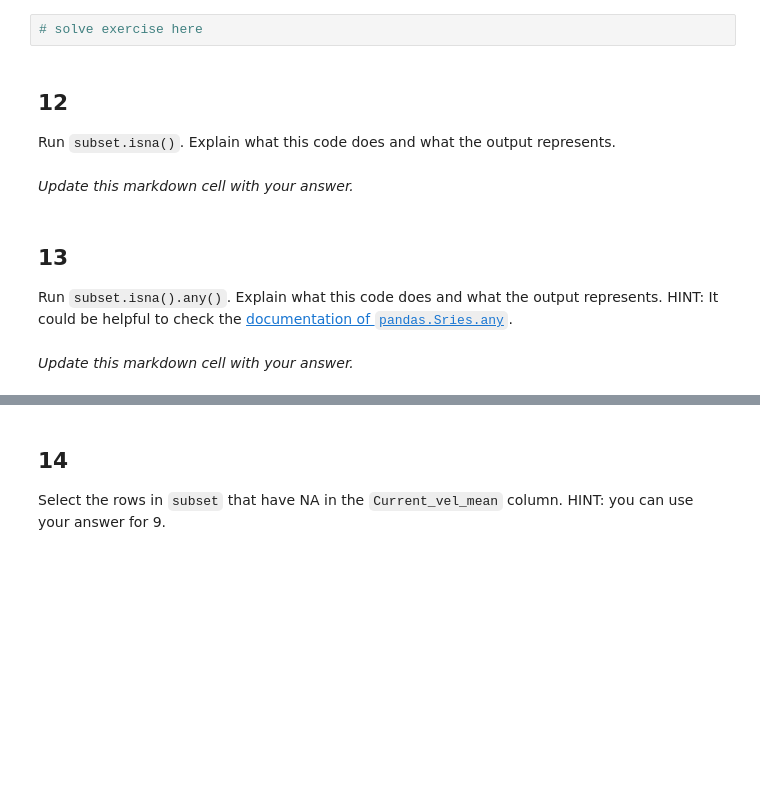
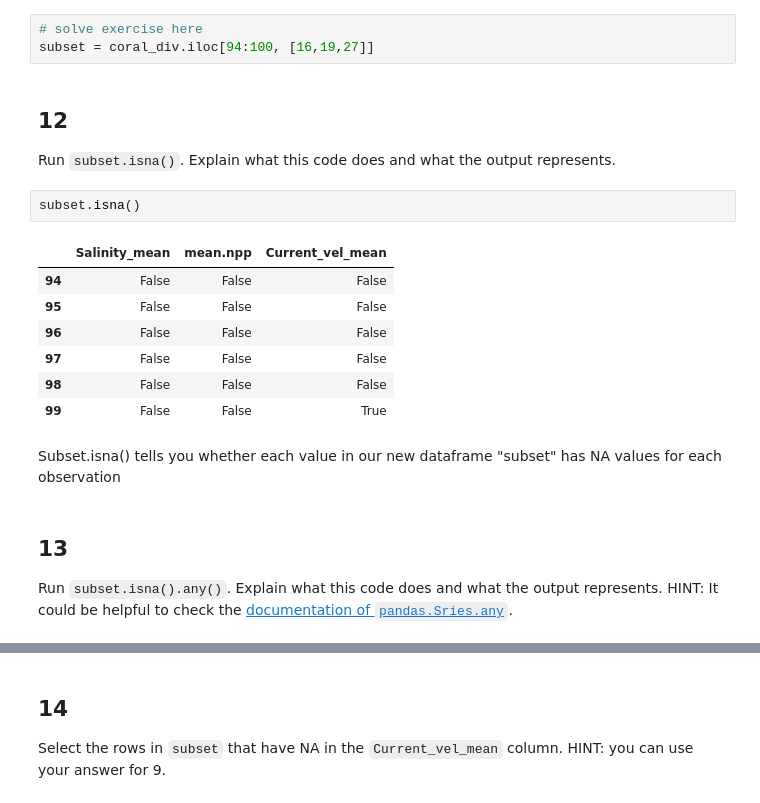
Before and after one commit to hmchilders/eds220-hwk-1, a Jupyter notebook: hwk1-task3.ipynb, the cells around one changed output, grey strips where cells are left out. Cells and saved outputs as stored; diff of their text form; blank space fills up the shorter version.

```diff
--- a/hwk1-task3.ipynb
+++ b/hwk1-task3.ipynb
@@ -238,14 +238,23 @@ coral_div.loc[coral_div['max_yr']==2017,['PH', 'Salinity_mean', 'Depth']]
 Use `iloc` to select rows 95 throuhg 100 (including 100) in the 17th, 20th, and 28th columns and assign these values to a new variable called `subset`. HINT: the ouput columns should be `Salinity_mean`, `mean.npp` and `Current_vel_mean`. Are you indexing from 0?
 # %%
 # solve exercise here
+subset = coral_div.iloc[94:100, [16,19,27]]
 # %% [markdown]
 ## 12
 
 Run `subset.isna()`. Explain what this code does and what the output represents.
-# %% [markdown]
-*Update this markdown cell with your answer.*
+# %%
+subset.isna()
+# %% [output]
+|  | Salinity_mean | mean.npp | Current_vel_mean |
+| 94 | False | False | False |
+| 95 | False | False | False |
+| 96 | False | False | False |
+| 97 | False | False | False |
+| 98 | False | False | False |
+| 99 | False | False | True |
+# %% [markdown]
+Subset.isna() tells you whether each value in our new dataframe "subset" has NA values for each observation
 # %% [markdown]
 ## 13
 Run `subset.isna().any()`. Explain what this code does and what the output represents. HINT: It could be helpful to check the [documentation of `pandas.Sries.any`](https://pandas.pydata.org/docs/reference/api/pandas.Series.any.html).
-# %% [markdown]
-*Update this markdown cell with your answer.*
```
Also changed, not shown: parts of 3 cells of this notebook.
